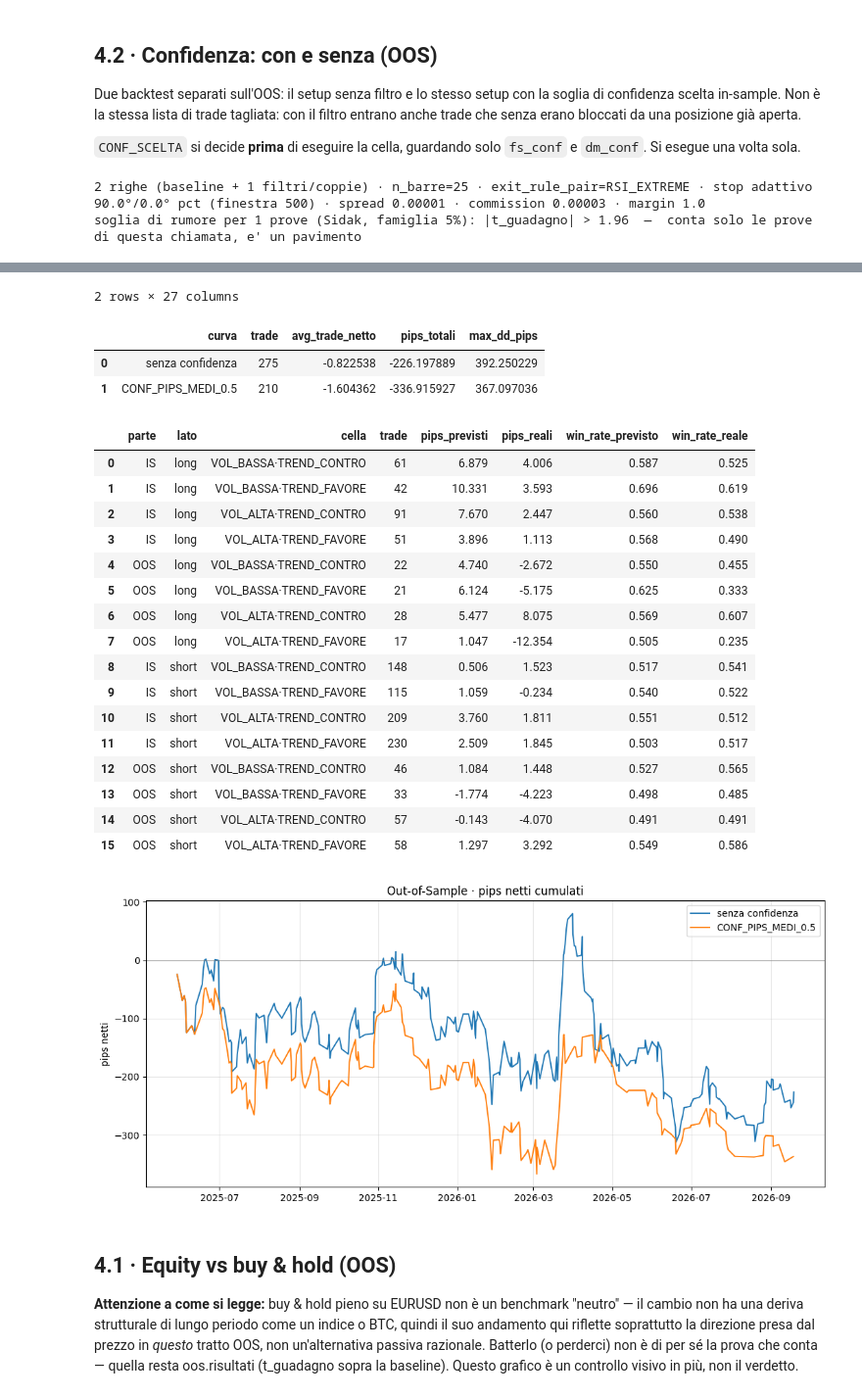
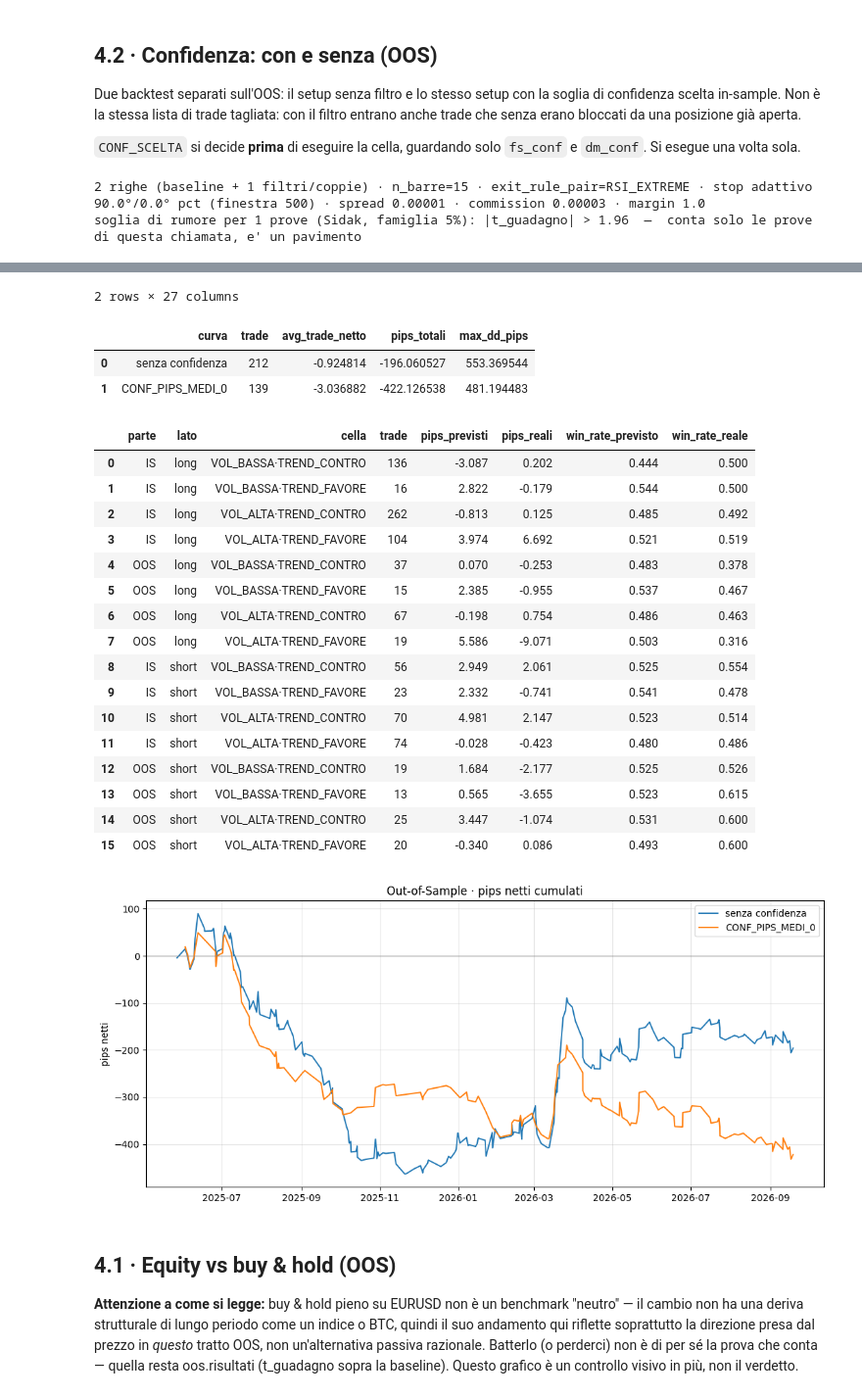
Before and after one commit to matti410/Trading-System-Creator_V4, a Jupyter notebook: Trading_Grid_Search_v4_backtesting.ipynb, the cells around one changed output, grey strips where cells are left out. Shown at 98% size. Drawn from its saved outputs; the diff is of its cells as text; code cells hidden in the pictures.

```diff
--- a/Trading_Grid_Search_v4_backtesting.ipynb
+++ b/Trading_Grid_Search_v4_backtesting.ipynb
@@ -384,5 +390,5 @@ ev.sintesi[ev.sintesi['direction'] == 1][['candidato', 'picco_pips',
 # %%
-LONG_condition_scelta = "E7_SHORT_BIG_TAIL_BARS"
+LONG_condition_scelta = "E1_RSI_CROSS_OVERSOLD"
 # %% [markdown]
 ### SHORT side
 # %%
@@ -655,7 +659,7 @@ lista_etichette_filtri_oos
 # %% [output]
 []
 # %%
-filtro_scelto = 'F6_VOLUME_ABOVE_AVG_50'     # l'etichetta della riga scelta in fs.top()
+filtro_scelto = 'F7_VOLUME_CLIMAX'     # l'etichetta della riga scelta in fs.top()
 
 # il filtro entra nell'entry: da qui in poi il setup è «entry + filtro»
 entry_long_cong, entry_short_cong = congela_filtro(fs, filtro_scelto)
@@ -838,7 +842,7 @@ filtro entrano anche trade che senza erano bloccati da una posizione già aperta
 `CONF_SCELTA` si decide **prima** di eseguire la cella, guardando solo `fs_conf` e
 `dm_conf`. Si esegue una volta sola.
 # %%
-CONF_SCELTA = "CONF_PIPS_MEDI_0.5"      # l'etichetta scelta in-sample, da fs_conf (due lati: senza _L)
+CONF_SCELTA = "CONF_PIPS_MEDI_0"      # l'etichetta scelta in-sample, da fs_conf (due lati: senza _L)
 
 _r = fs_conf.risultati.set_index('filtro').loc[CONF_SCELTA]
 filtri_conf_oos = [n for n in (_r['filtro_long'], _r['filtro_short']) if n != '—']
@@ -860,6 +864,6 @@ display(tabella_conf)
 report_calibrazione(esiti, df, split=df_oos.index[0], conf_long=conf_long,
                     conf_short=conf_short, mostra_oos=True).round(3)
 # %% [output]
-2 righe (baseline + 1 filtri/coppie) · n_barre=25 · exit_rule_pair=RSI_EXTREME · stop adattivo 90.0°/0.0° pct (finestra 500) · spread 0.00001 · commission 0.00003 · margin 1.0
+2 righe (baseline + 1 filtri/coppie) · n_barre=15 · exit_rule_pair=RSI_EXTREME · stop adattivo 90.0°/0.0° pct (finestra 500) · spread 0.00001 · commission 0.00003 · margin 1.0
 soglia di rumore per 1 prove (Sidak, famiglia 5%): |t_guadagno| > 1.96  —  conta solo le prove di questa chiamata, e' un pavimento
 |  | filtro | filtro_long | filtro_short | trades | pnl_pct | sharpe | max_dd_pct | win_rate_pct | ... |
@@ -868,25 +872,25 @@ soglia di rumore per 1 prove (Sidak, famiglia 5%): |t_guadagno| > 1.96  —  con
 2 rows × 27 columns
 |  | curva | trade | avg_trade_netto | pips_totali | max_dd_pips |
-| 0 | senza confidenza | 275 | -0.822538 | -226.197889 | 392.250229 |
-| 1 | CONF_PIPS_MEDI_0.5 | 210 | -1.604362 | -336.915927 | 367.097036 |
+| 0 | senza confidenza | 212 | -0.924814 | -196.060527 | 553.369544 |
+| 1 | CONF_PIPS_MEDI_0 | 139 | -3.036882 | -422.126538 | 481.194483 |
 |  | parte | lato | cella | trade | pips_previsti | pips_reali | win_rate_previsto | win_rate_reale |
-| 0 | IS | long | VOL_BASSA·TREND_CONTRO | 61 | 6.879 | 4.006 | 0.587 | 0.525 |
-| 1 | IS | long | VOL_BASSA·TREND_FAVORE | 42 | 10.331 | 3.593 | 0.696 | 0.619 |
-| 2 | IS | long | VOL_ALTA·TREND_CONTRO | 91 | 7.670 | 2.447 | 0.560 | 0.538 |
-| 3 | IS | long | VOL_ALTA·TREND_FAVORE | 51 | 3.896 | 1.113 | 0.568 | 0.490 |
-| 4 | OOS | long | VOL_BASSA·TREND_CONTRO | 22 | 4.740 | -2.672 | 0.550 | 0.455 |
-| 5 | OOS | long | VOL_BASSA·TREND_FAVORE | 21 | 6.124 | -5.175 | 0.625 | 0.333 |
-| 6 | OOS | long | VOL_ALTA·TREND_CONTRO | 28 | 5.477 | 8.075 | 0.569 | 0.607 |
-| 7 | OOS | long | VOL_ALTA·TREND_FAVORE | 17 | 1.047 | -12.354 | 0.505 | 0.235 |
-| 8 | IS | short | VOL_BASSA·TREND_CONTRO | 148 | 0.506 | 1.523 | 0.517 | 0.541 |
-| 9 | IS | short | VOL_BASSA·TREND_FAVORE | 115 | 1.059 | -0.234 | 0.540 | 0.522 |
-| 10 | IS | short | VOL_ALTA·TREND_CONTRO | 209 | 3.760 | 1.811 | 0.551 | 0.512 |
-| 11 | IS | short | VOL_ALTA·TREND_FAVORE | 230 | 2.509 | 1.845 | 0.503 | 0.517 |
-| 12 | OOS | short | VOL_BASSA·TREND_CONTRO | 46 | 1.084 | 1.448 | 0.527 | 0.565 |
-| 13 | OOS | short | VOL_BASSA·TREND_FAVORE | 33 | -1.774 | -4.223 | 0.498 | 0.485 |
-| 14 | OOS | short | VOL_ALTA·TREND_CONTRO | 57 | -0.143 | -4.070 | 0.491 | 0.491 |
-| 15 | OOS | short | VOL_ALTA·TREND_FAVORE | 58 | 1.297 | 3.292 | 0.549 | 0.586 |
+| 0 | IS | long | VOL_BASSA·TREND_CONTRO | 136 | -3.087 | 0.202 | 0.444 | 0.500 |
+| 1 | IS | long | VOL_BASSA·TREND_FAVORE | 16 | 2.822 | -0.179 | 0.544 | 0.500 |
+| 2 | IS | long | VOL_ALTA·TREND_CONTRO | 262 | -0.813 | 0.125 | 0.485 | 0.492 |
+| 3 | IS | long | VOL_ALTA·TREND_FAVORE | 104 | 3.974 | 6.692 | 0.521 | 0.519 |
+| 4 | OOS | long | VOL_BASSA·TREND_CONTRO | 37 | 0.070 | -0.253 | 0.483 | 0.378 |
+| 5 | OOS | long | VOL_BASSA·TREND_FAVORE | 15 | 2.385 | -0.955 | 0.537 | 0.467 |
+| 6 | OOS | long | VOL_ALTA·TREND_CONTRO | 67 | -0.198 | 0.754 | 0.486 | 0.463 |
+| 7 | OOS | long | VOL_ALTA·TREND_FAVORE | 19 | 5.586 | -9.071 | 0.503 | 0.316 |
+| 8 | IS | short | VOL_BASSA·TREND_CONTRO | 56 | 2.949 | 2.061 | 0.525 | 0.554 |
+| 9 | IS | short | VOL_BASSA·TREND_FAVORE | 23 | 2.332 | -0.741 | 0.541 | 0.478 |
+| 10 | IS | short | VOL_ALTA·TREND_CONTRO | 70 | 4.981 | 2.147 | 0.523 | 0.514 |
+| 11 | IS | short | VOL_ALTA·TREND_FAVORE | 74 | -0.028 | -0.423 | 0.480 | 0.486 |
+| 12 | OOS | short | VOL_BASSA·TREND_CONTRO | 19 | 1.684 | -2.177 | 0.525 | 0.526 |
+| 13 | OOS | short | VOL_BASSA·TREND_FAVORE | 13 | 0.565 | -3.655 | 0.523 | 0.615 |
+| 14 | OOS | short | VOL_ALTA·TREND_CONTRO | 25 | 3.447 | -1.074 | 0.531 | 0.600 |
+| 15 | OOS | short | VOL_ALTA·TREND_FAVORE | 20 | -0.340 | 0.086 | 0.493 | 0.600 |
-[figure, old version]
+[figure, new version]
 # %% [markdown]
 ## 4.1 · Equity vs buy & hold (OOS)
 
```
Also changed, not shown: parts of 20 cells of this notebook.
